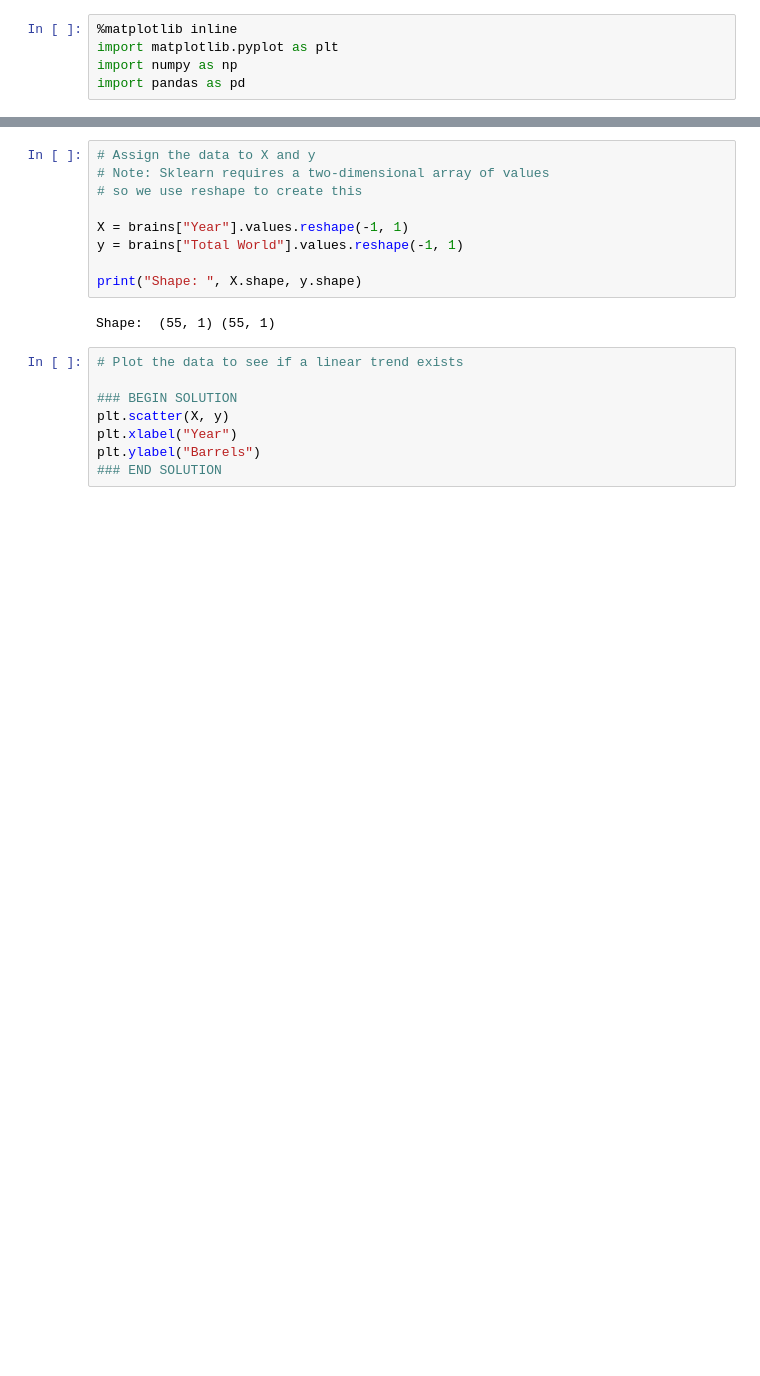
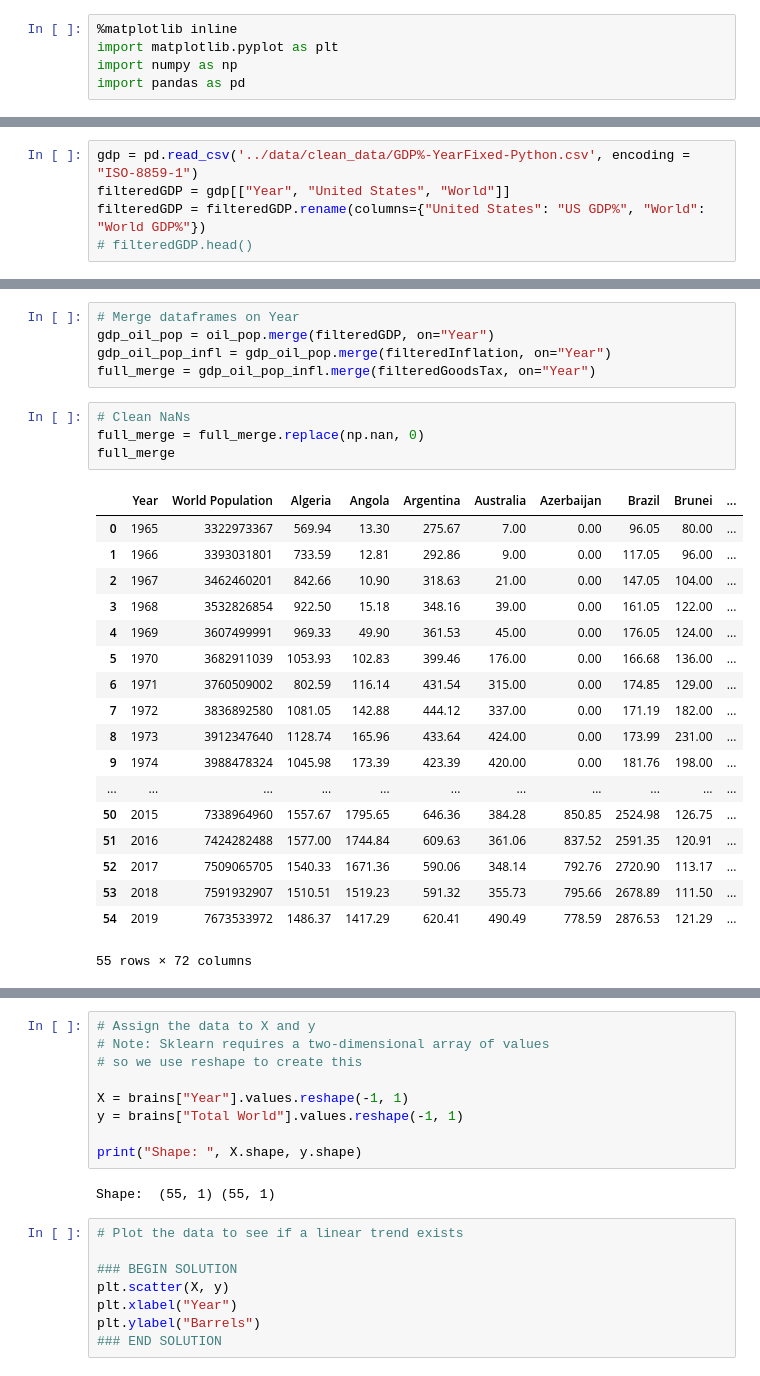
Before and after one commit to minerva-b/Final_Team_Project, a Jupyter notebook: Kmar/Oil_Product_Regres_ML.ipynb, the cells around one changed output, grey strips where cells are left out. Drawn from its saved outputs; the diff is of its cells as text; blank space fills up the shorter version.

```diff
--- a/Kmar/Oil_Product_Regres_ML.ipynb
+++ b/Kmar/Oil_Product_Regres_ML.ipynb
@@ -18,0 +19,5 @@ brains.head()
+# %%
+gdp = pd.read_csv('../data/clean_data/GDP%-YearFixed-Python.csv', encoding = "ISO-8859-1")
+filteredGDP = gdp[["Year", "United States", "World"]]
+filteredGDP = filteredGDP.rename(columns={"United States": "US GDP%", "World": "World GDP%"})
+# filteredGDP.head()
@@ -18,0 +34,28 @@ brains.head()
+# %%
+# Merge dataframes on Year
+gdp_oil_pop = oil_pop.merge(filteredGDP, on="Year")
+gdp_oil_pop_infl = gdp_oil_pop.merge(filteredInflation, on="Year")
+full_merge = gdp_oil_pop_infl.merge(filteredGoodsTax, on="Year")
+# %%
+# Clean NaNs
+full_merge = full_merge.replace(np.nan, 0)
+full_merge
+# %% [output]
+|  | Year | World Population | Algeria | Angola | Argentina | Australia | Azerbaijan | Brazil | Brunei | ... |
+| 0 | 1965 | 3322973367 | 569.94 | 13.30 | 275.67 | 7.00 | 0.00 | 96.05 | 80.00 | ... |
+| 1 | 1966 | 3393031801 | 733.59 | 12.81 | 292.86 | 9.00 | 0.00 | 117.05 | 96.00 | ... |
+| 2 | 1967 | 3462460201 | 842.66 | 10.90 | 318.63 | 21.00 | 0.00 | 147.05 | 104.00 | ... |
+| 3 | 1968 | 3532826854 | 922.50 | 15.18 | 348.16 | 39.00 | 0.00 | 161.05 | 122.00 | ... |
+| 4 | 1969 | 3607499991 | 969.33 | 49.90 | 361.53 | 45.00 | 0.00 | 176.05 | 124.00 | ... |
+| 5 | 1970 | 3682911039 | 1053.93 | 102.83 | 399.46 | 176.00 | 0.00 | 166.68 | 136.00 | ... |
+| 6 | 1971 | 3760509002 | 802.59 | 116.14 | 431.54 | 315.00 | 0.00 | 174.85 | 129.00 | ... |
+| 7 | 1972 | 3836892580 | 1081.05 | 142.88 | 444.12 | 337.00 | 0.00 | 171.19 | 182.00 | ... |
+| 8 | 1973 | 3912347640 | 1128.74 | 165.96 | 433.64 | 424.00 | 0.00 | 173.99 | 231.00 | ... |
+| 9 | 1974 | 3988478324 | 1045.98 | 173.39 | 423.39 | 420.00 | 0.00 | 181.76 | 198.00 | ... |
+| ... | ... | ... | ... | ... | ... | ... | ... | ... | ... | ... |
+| 50 | 2015 | 7338964960 | 1557.67 | 1795.65 | 646.36 | 384.28 | 850.85 | 2524.98 | 126.75 | ... |
+| 51 | 2016 | 7424282488 | 1577.00 | 1744.84 | 609.63 | 361.06 | 837.52 | 2591.35 | 120.91 | ... |
+| 52 | 2017 | 7509065705 | 1540.33 | 1671.36 | 590.06 | 348.14 | 792.76 | 2720.90 | 113.17 | ... |
+| 53 | 2018 | 7591932907 | 1510.51 | 1519.23 | 591.32 | 355.73 | 795.66 | 2678.89 | 111.50 | ... |
+| 54 | 2019 | 7673533972 | 1486.37 | 1417.29 | 620.41 | 490.49 | 778.59 | 2876.53 | 121.29 | ... |
+55 rows × 72 columns
```
Also changed, not shown: parts of 41 cells of this notebook.
